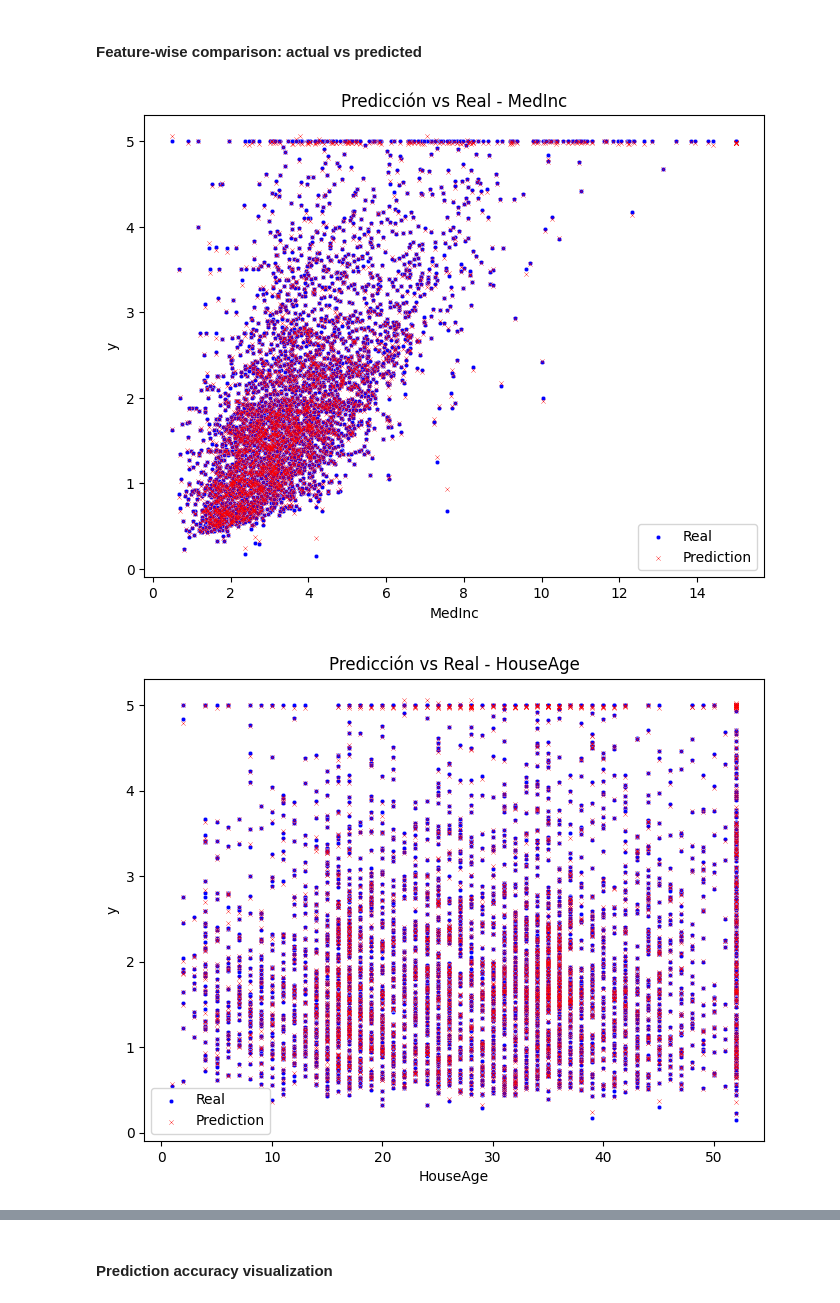
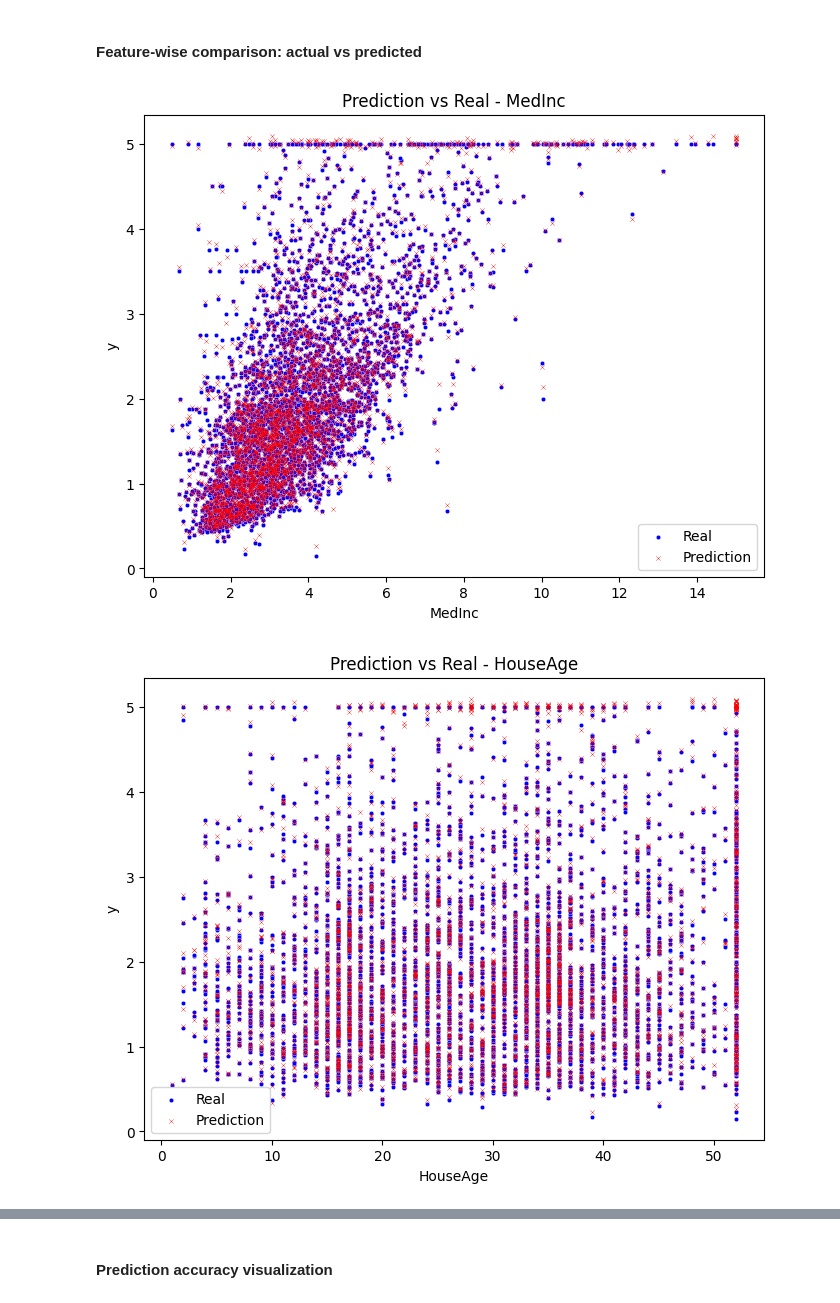
Before and after one commit to josean0902/ml-learning-journal, a Jupyter notebook: notebooks/Supervised Learning/california-housing-prediction-tensorflow.ipynb, the cells around one changed output, grey strips where cells are left out. Drawn from its saved outputs; the diff is of its cells as text; code cells hidden in the pictures.

```diff
--- a/notebooks/Supervised Learning/california-housing-prediction-tensorflow.ipynb
+++ b/notebooks/Supervised Learning/california-housing-prediction-tensorflow.ipynb
@@ -75,13 +75,13 @@ y_train_norm = scaler_y.fit_transform(y_train)
 # %%
 model = Sequential([
     Dense(units=16, activation='relu'),
-    Dense(units=8, activation='relu'),
+    Dense(units=16, activation='relu'),
     Dense(units=1, activation='linear'),
 ])
 
 model.compile(
     loss = 'mse',
-    optimizer=tf.optimizers.Adam(0.001),
+    optimizer=tf.optimizers.Adam(0.0005),
 )
 
 model.fit(X_train_norm, y_train_norm, epochs=6, batch_size=8)
@@ -111,21 +111,21 @@ y_pred = scaler_y.inverse_transform(y_pred_norm)
 # %%
 feature_names = df.data.columns
 
-for i in range(n_features - 1):
+for i in range(len(feature_names) - 1):
     df_plot = pd.DataFrame({
         'X_feature': X_test[:, i],
         'y_test': y_test.flatten(),
         'y_pred': y_pred.flatten()
     })
 
     plt.figure(figsize=(8,6))
     sns.scatterplot(x='X_feature', y='y_test', data=df_plot, label='Real', color='blue', s=10)
     sns.scatterplot(x='X_feature', y='y_pred', data=df_plot, label='Prediction', color='red', s=10, marker='x')
     plt.xlabel(feature_names[i])
     plt.ylabel('y')
-    plt.title(f'Predicción vs Real - {feature_names[i]}')
+    plt.title(f'Prediction vs Real - {feature_names[i]}')
     plt.legend()
     plt.show()
 # %% [output]
-[figure, old version]
+[figure, new version]
-[figure, old version]
+[figure, new version]
```
Also changed, not shown: parts of 5 cells of this notebook.
